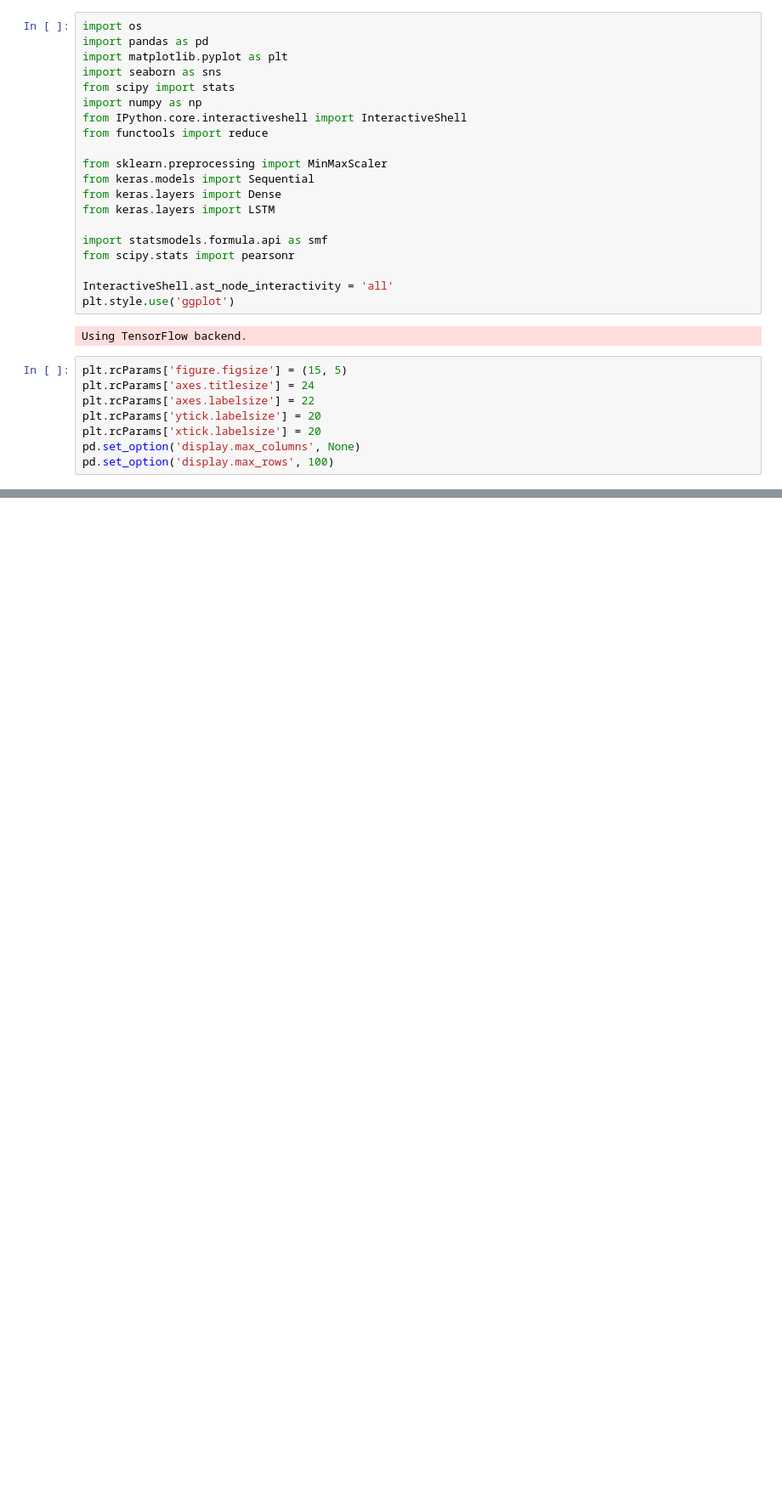
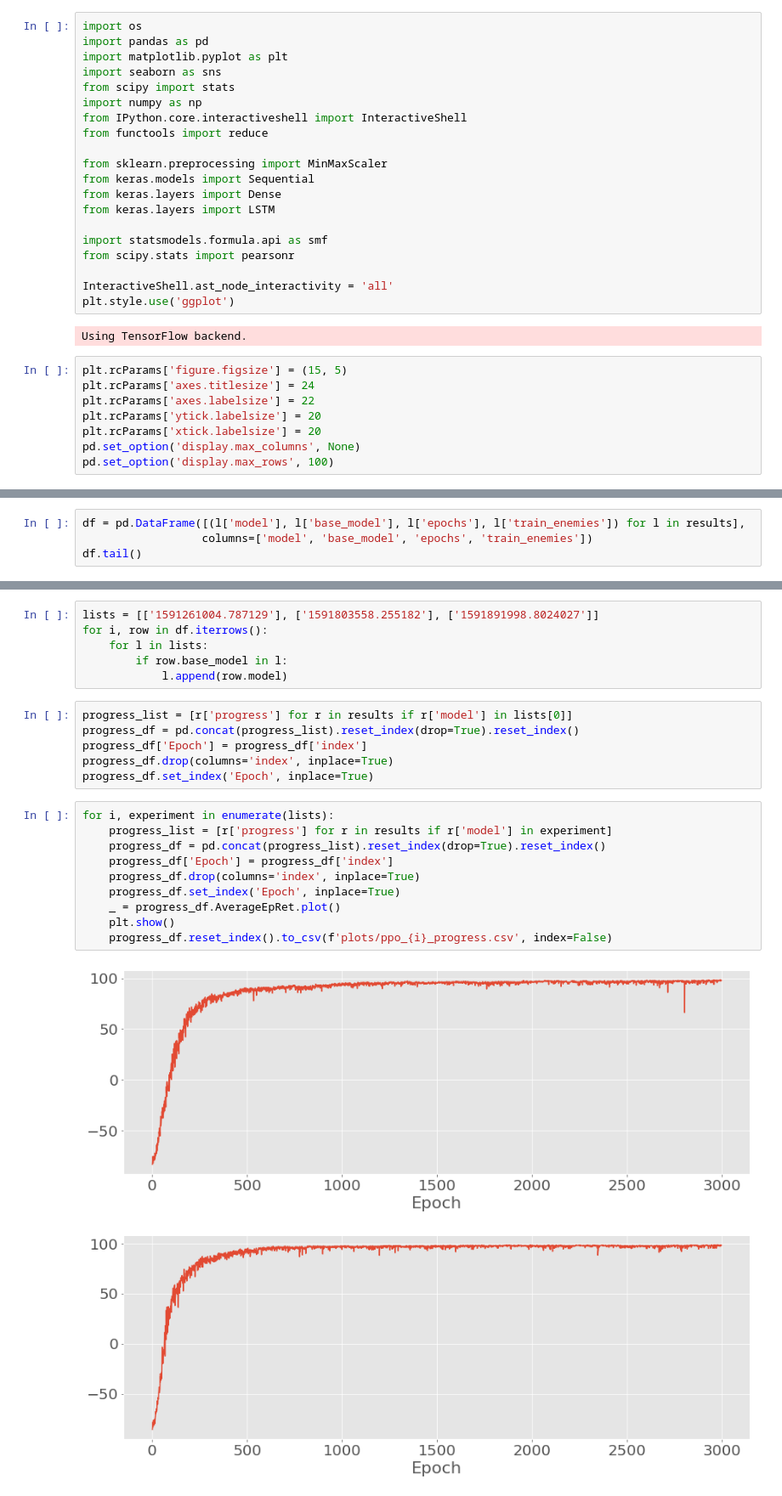
Before and after one commit to gabrielxzc/evoman-game-playing-competition-WCCI-2020, a Jupyter notebook: report_helper.ipynb, the cells around one changed output, grey strips where cells are left out. Shown at 85% size. Drawn from its saved outputs; the diff is of its cells as text; blank space fills up the shorter version.

Commit message:
Added csv files for plots.

```diff
--- a/report_helper.ipynb
+++ b/report_helper.ipynb
@@ -74,0 +54,4 @@ pd.DataFrame(df_list)
+# %%
+df = pd.DataFrame([(l['model'], l['base_model'], l['epochs'], l['train_enemies']) for l in results],
+                  columns=['model', 'base_model', 'epochs', 'train_enemies'])
+df.tail()
@@ -74,0 +65,25 @@ pd.DataFrame(df_list)
+# %%
+lists = [['1591261004.787129'], ['1591803558.255182'], ['1591891998.8024027']]
+for i, row in df.iterrows():
+    for l in lists:
+        if row.base_model in l:
+            l.append(row.model)
+# %%
+progress_list = [r['progress'] for r in results if r['model'] in lists[0]]
+progress_df = pd.concat(progress_list).reset_index(drop=True).reset_index()
+progress_df['Epoch'] = progress_df['index']
+progress_df.drop(columns='index', inplace=True)
+progress_df.set_index('Epoch', inplace=True)
+# %%
+for i, experiment in enumerate(lists):
+    progress_list = [r['progress'] for r in results if r['model'] in experiment]
+    progress_df = pd.concat(progress_list).reset_index(drop=True).reset_index()
+    progress_df['Epoch'] = progress_df['index']
+    progress_df.drop(columns='index', inplace=True)
+    progress_df.set_index('Epoch', inplace=True)
+    _ = progress_df.AverageEpRet.plot()
+    plt.show()
+    progress_df.reset_index().to_csv(f'plots/ppo_{i}_progress.csv', index=False)
+# %% [output]
+[figure, added]
+[figure, added]
```
Also changed, not shown: parts of 5 cells of this notebook, 18 other files.
